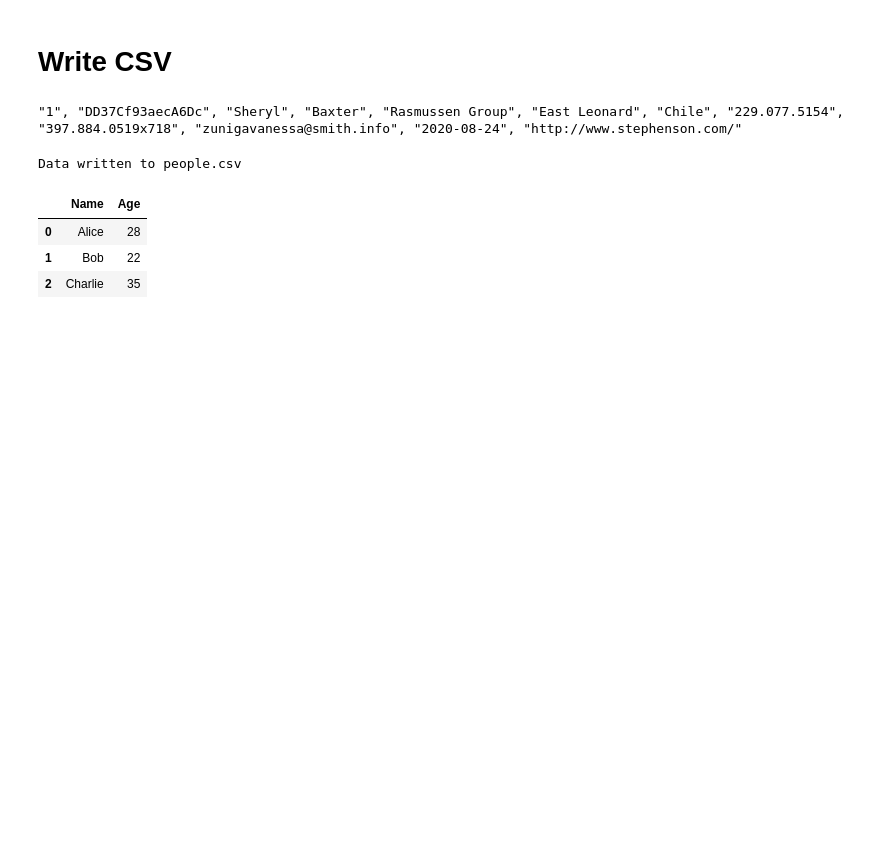
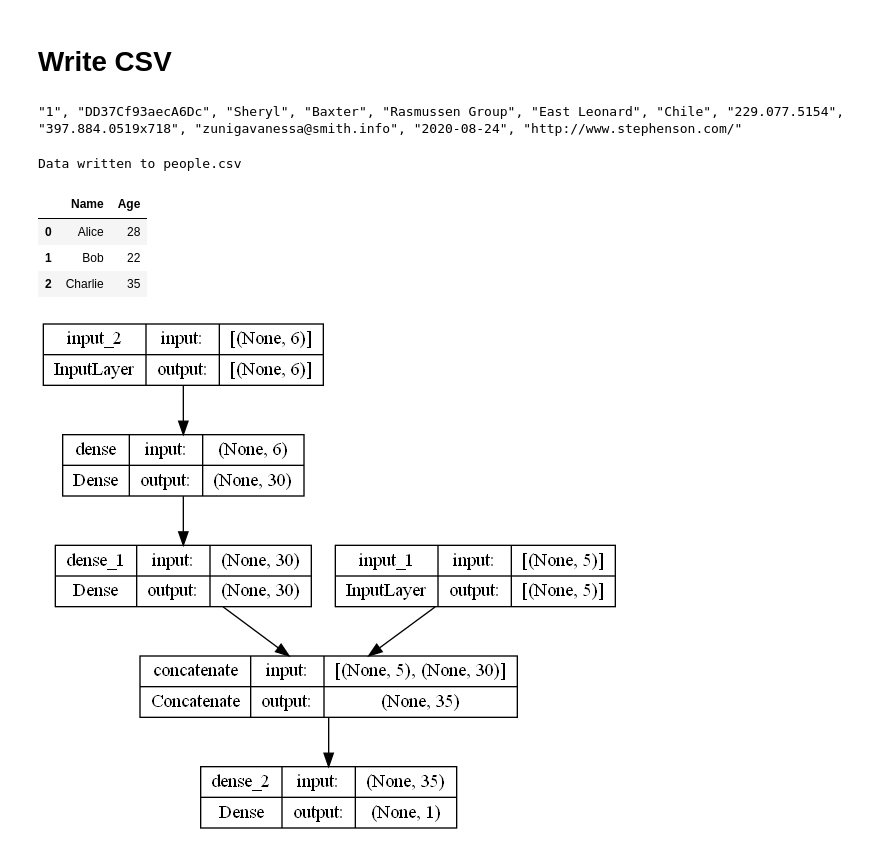
Before and after one commit to RegmiYogesh/100-Days-ofML-and-DL, a Jupyter notebook: Pandas_dataframe_row_column.ipynb, the cells around one changed output. Cells and saved outputs as stored; diff of their text form; code cells hidden in the pictures; blank space fills up the shorter version.

```diff
--- a/Pandas_dataframe_row_column.ipynb
+++ b/Pandas_dataframe_row_column.ipynb
@@ -47,3 +47,19 @@ data.iloc[:,:2]
 | 0 | Alice | 28 |
 | 1 | Bob | 22 |
 | 2 | Charlie | 35 |
+# %%
+from tensorflow import keras
+
+# Define your model (same code as before)
+input_A = keras.layers.Input(shape=[5])
+input_B = keras.layers.Input(shape=[6])
+hidden1_B = keras.layers.Dense(30, activation="relu")(input_B)
+hidden2_B = keras.layers.Dense(30, activation="relu")(hidden1_B)
+concat = keras.layers.concatenate([input_A, hidden2_B])
+output = keras.layers.Dense(1)(concat)
+model = keras.models.Model(inputs=[input_A, input_B], outputs=[output])
+
+# Plot the model architecture with show_shapes=True
+keras.utils.plot_model(model, show_shapes=True)
+# %% [output]
+[figure, added]
```
Also changed, not shown: 2 other files.
